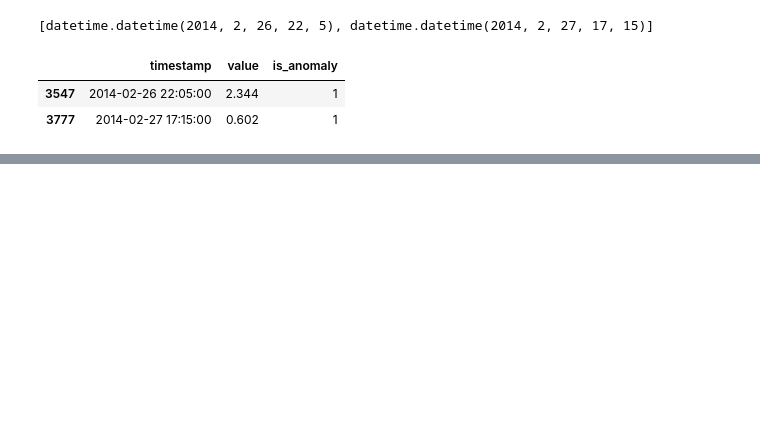
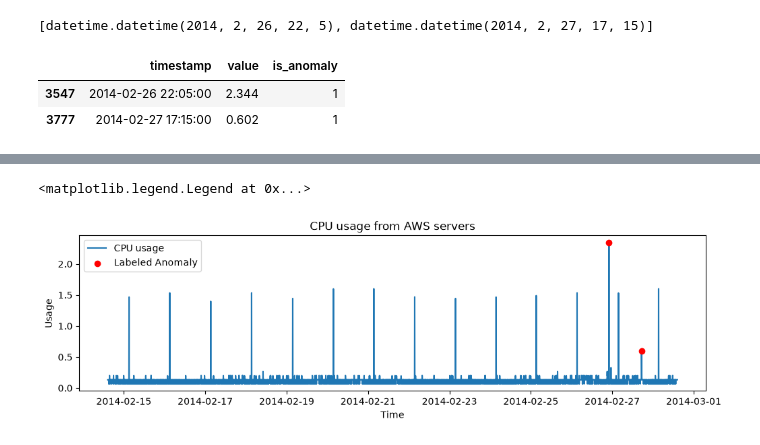
Before and after one commit to mateusmtorres23/anomaly-detection-lab, a Jupyter notebook: cpu-anomaly-detection/server_cpu_anomaly_detection.ipynb, the cells around one changed output, grey strips where cells are left out. Saved outputs shown, nothing was run; the diff lists cells and outputs as text; code cells hidden in the pictures; blank space fills up the shorter version.

Commit message:
chore: Finishing server cpu anomaly detection project

```diff
--- a/cpu-anomaly-detection/server_cpu_anomaly_detection.ipynb
+++ b/cpu-anomaly-detection/server_cpu_anomaly_detection.ipynb
@@ -25,0 +44,13 @@ dtype: int64
+# %%
+df_time_index = df.set_index("timestamp", drop=True)
+
+synthetic_series = pd.date_range(
+    df_time_index.index.min(), df_time_index.index.max(), freq="5min"
+)
+
+wrong_values = df_time_index.index.difference(synthetic_series)
+
+missing_values = synthetic_series.difference(df_time_index.index)
+
+print(len(wrong_values))
+print(len(missing_values))
@@ -28,15 +105,18 @@ from pathlib import Path
 from datetime import datetime
 import json
 
-labels_path: Path = Path().cwd() / "Data" / "combined_labels.json"
+def extract_labels(file_path: Path | str):
 
-with open(labels_path, "r", encoding="utf-8") as file:
-    labels_json: dict[str, list[str]] = json.load(file)
+    with open(file_path, "r", encoding="utf-8") as file:
+        labels_json: dict[str, list[str]] = json.load(file)
 
-labels: list[datetime] = [
-    datetime.strptime(l, "%Y-%m-%d %H:%M:%S") for l in labels_json["realAWSCloudwatch/ec2_cpu_utilization_24ae8d.csv"]
-]
+    labels: list[datetime] = [
+        datetime.strptime(l, "%Y-%m-%d %H:%M:%S") for l in labels_json["realAWSCloudwatch/ec2_cpu_utilization_24ae8d.csv"]
+    ]
+    return labels
 
+labels_path: Path = Path().cwd() / "data" / "combined_labels.json"
+labels = extract_labels(labels_path)
 labels
 # %% [output]
 [datetime.datetime(2014, 2, 26, 22, 5), datetime.datetime(2014, 2, 27, 17, 15)]
@@ -52,0 +142,19 @@ df[df["is_anomaly"] == 1]
+# %%
+import matplotlib.pyplot as plt
+
+plt.figure(figsize=(12, 3))
+plt.title("CPU usage from AWS servers")
+plt.xlabel("Time")
+plt.ylabel("Usage")
+plt.plot(df["timestamp"], df["value"], label="CPU usage")
+plt.scatter(
+    x=df[df["is_anomaly"] == 1]["timestamp"],
+    y=df[df["is_anomaly"]== 1]["value"],
+    c="red",
+    zorder=2,
+    label="Labeled Anomaly"
+)
+plt.legend()
+# %% [output]
+<matplotlib.legend.Legend at 0x...>
+[figure, added]
```
Also changed, not shown: parts of 41 cells of this notebook, 2 other files.
